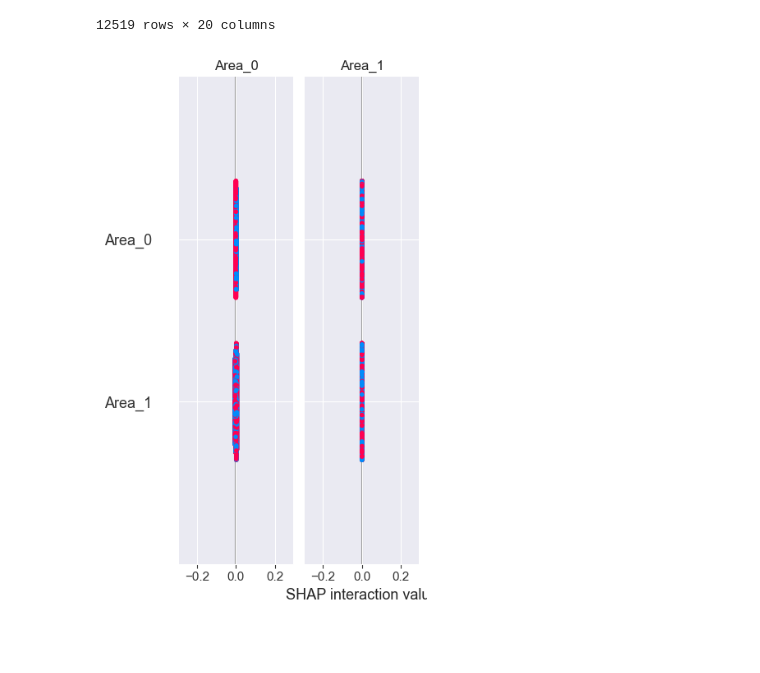
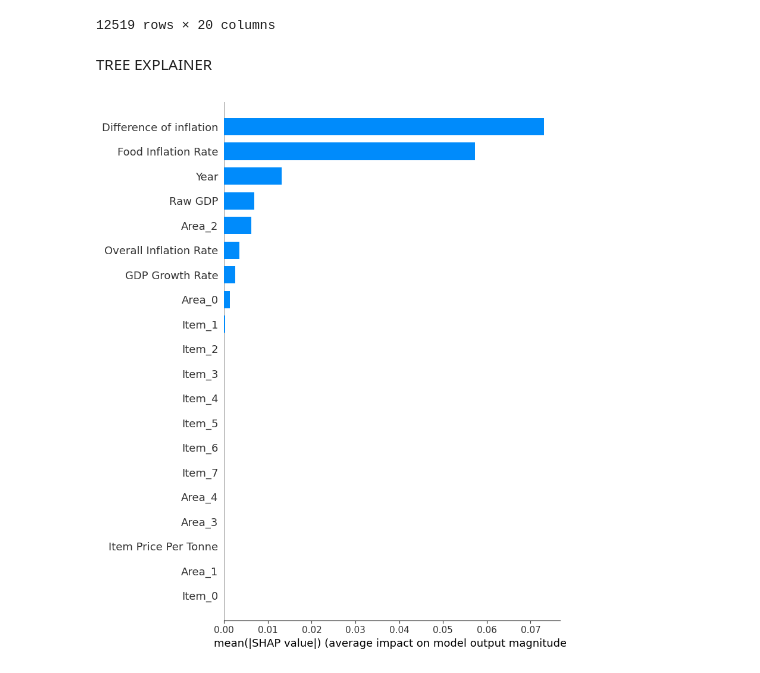
Before and after one commit to filipsam789/food-explainable-ai, a Jupyter notebook: supervised-learning-and-shap.ipynb, the cells around one changed output. Saved outputs shown, nothing was run; the diff lists cells and outputs as text; code cells hidden in the pictures; blank space fills up the shorter version.

```diff
--- a/supervised-learning-and-shap.ipynb
+++ b/supervised-learning-and-shap.ipynb
@@ -153,10 +153,12 @@ x_train
 | 235 | 0 | 0 | 0 | 0 | 1 | 2016 | 0.463761 | -0.423586 | 0.156201 | ... |
 | 13349 | 1 | 1 | 1 | 0 | 0 | 2018 | 0.258160 | -0.335203 | 0.958660 | ... |
 12519 rows × 20 columns
+# %% [markdown]
+TREE EXPLAINER
 # %%
 explainer = shap.Explainer(classifier)
 shap_values = explainer.shap_values(x_test)
 # %%
-shap.summary_plot(shap_values, x_test)
+shap.summary_plot(shap_values[:, :, 1], x_test, plot_type="bar")
 # %% [output]
-[figure, old version]
+[figure, new version]
```
Also changed, not shown: parts of 6 cells of this notebook, 3 other files.
